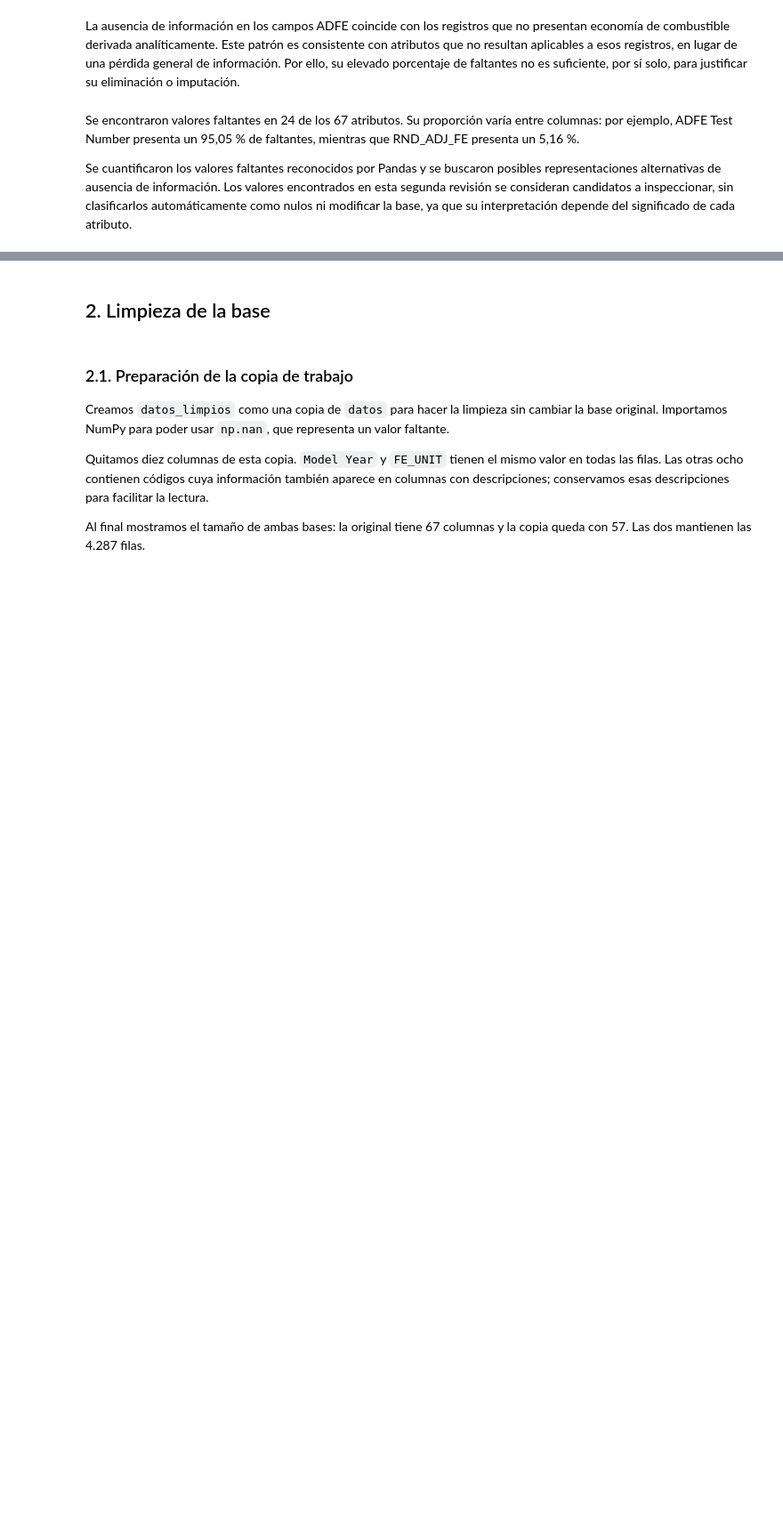
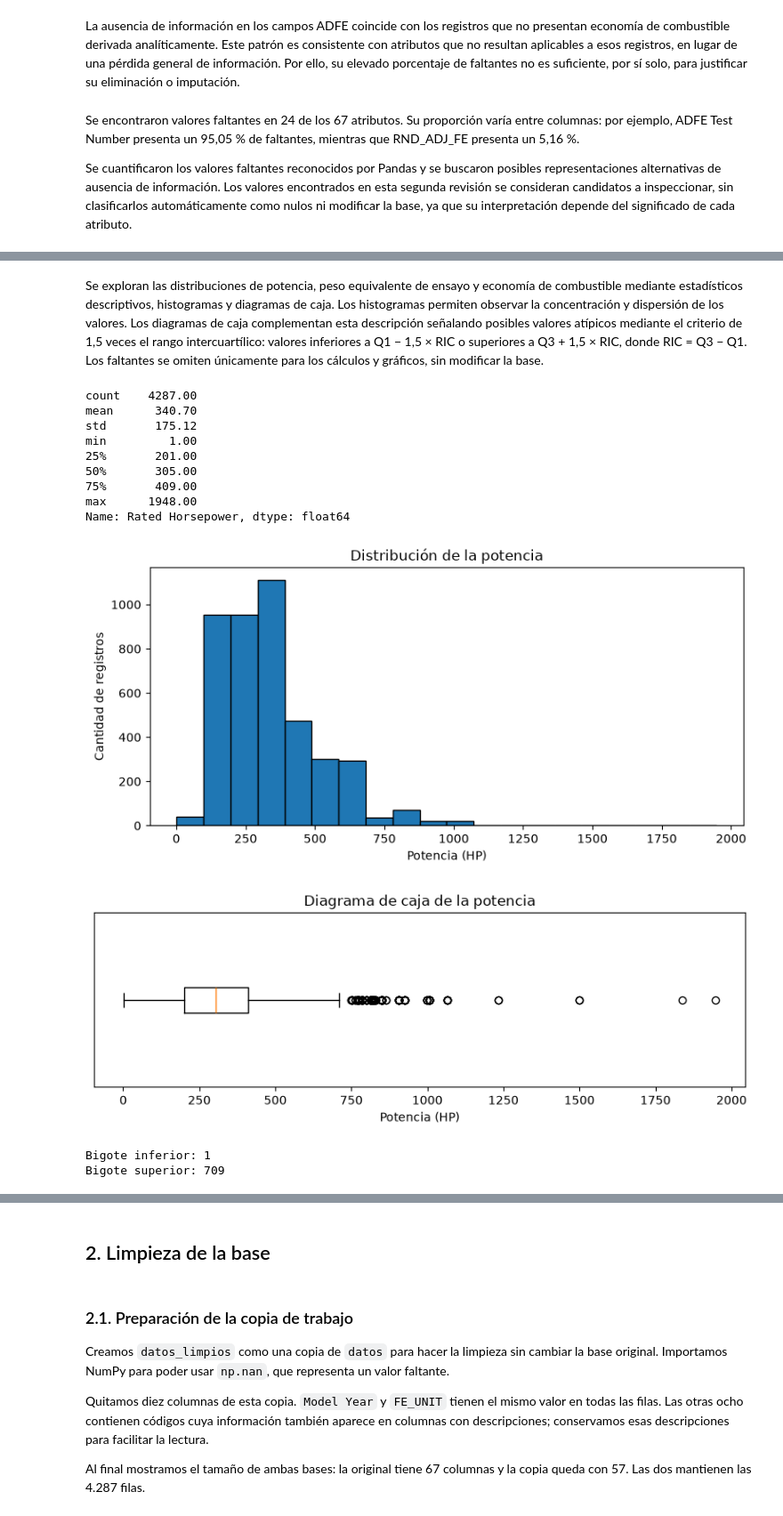
Before and after one commit to rodrigo1git/TPE-Fundamentos-de-Ciencia-de-Datos, a Jupyter notebook: TPE.ipynb, the cells around one changed output, grey strips where cells are left out. Shown at 89% size. Cells and saved outputs as stored; diff of their text form; code cells hidden in the pictures; blank space fills up the shorter version.

Commit message:
Analisis parcial de valores atipicos

```diff
--- a/TPE.ipynb
+++ b/TPE.ipynb
@@ -1268,0 +332,56 @@ No se reemplazaron valores ni se eliminaron filas o columnas de `datos`. La hip
+# %% [markdown]
+Se exploran las distribuciones de potencia, peso equivalente de ensayo y economía de combustible mediante estadísticos descriptivos, histogramas y diagramas de caja.
+Los histogramas permiten observar la concentración y dispersión de los valores. Los diagramas de caja complementan esta descripción señalando posibles valores atípicos mediante el criterio de 1,5 veces el rango intercuartílico: valores inferiores a Q1 − 1,5 × RIC o superiores a Q3 + 1,5 × RIC, donde RIC = Q3 − Q1.
+Los faltantes se omiten únicamente para los cálculos y gráficos, sin modificar la base.
+# %%
+import matplotlib.pyplot as plt
+
+potencia = datos["Rated Horsepower"].dropna()
+
+display(potencia.describe().round(2))
+
+plt.figure(figsize=(8, 4))
+plt.hist(potencia, bins=20, edgecolor="black")
+plt.title("Distribución de la potencia")
+plt.xlabel("Potencia (HP)")
+plt.ylabel("Cantidad de registros")
+plt.tight_layout()
+plt.show()
+
+plt.figure(figsize=(8, 3))
+plt.boxplot(potencia, orientation="horizontal", whis=1.5)
+plt.title("Diagrama de caja de la potencia")
+plt.xlabel("Potencia (HP)")
+plt.yticks([])
+plt.tight_layout()
+plt.show()
+
+columna = "Rated Horsepower"
+valores = datos[columna].dropna()
+
+q1 = valores.quantile(0.25)
+q3 = valores.quantile(0.75)
+iqr = q3 - q1
+
+limite_inferior = q1 - 1.5 * iqr
+limite_superior = q3 + 1.5 * iqr
+
+bigote_inferior = valores[valores >= limite_inferior].min()
+bigote_superior = valores[valores <= limite_superior].max()
+
+print("Bigote inferior:", bigote_inferior)
+print("Bigote superior:", bigote_superior)
+# %% [output]
+count    4287.00
+mean      340.70
+std       175.12
+min         1.00
+25%       201.00
+50%       305.00
+75%       409.00
+max      1948.00
+Name: Rated Horsepower, dtype: float64
+[figure, added]
+[figure, added]
+Bigote inferior: 1
+Bigote superior: 709
```
Also changed, not shown: parts of 114 cells of this notebook, 2 other files.
